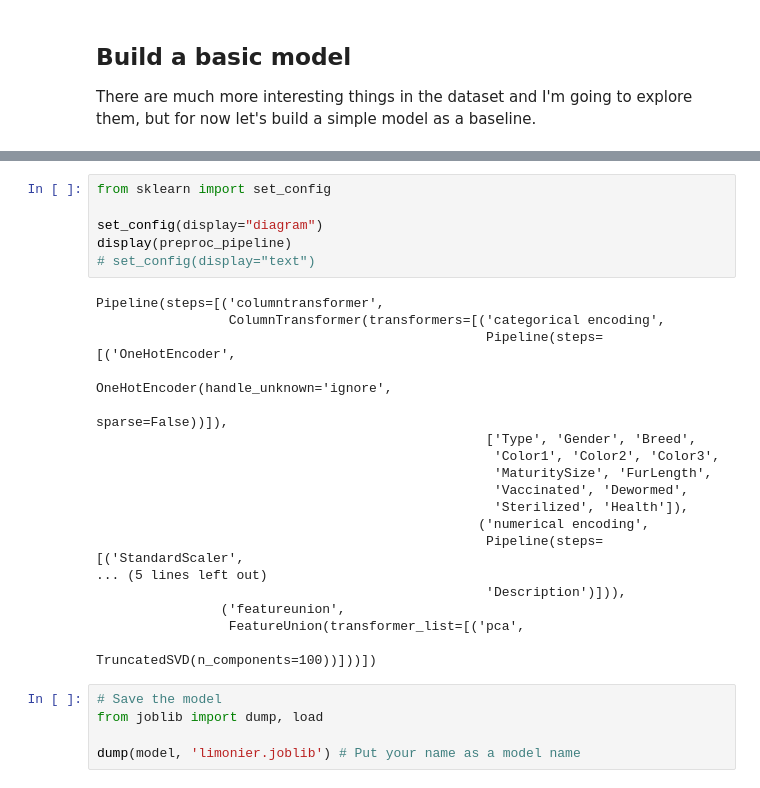
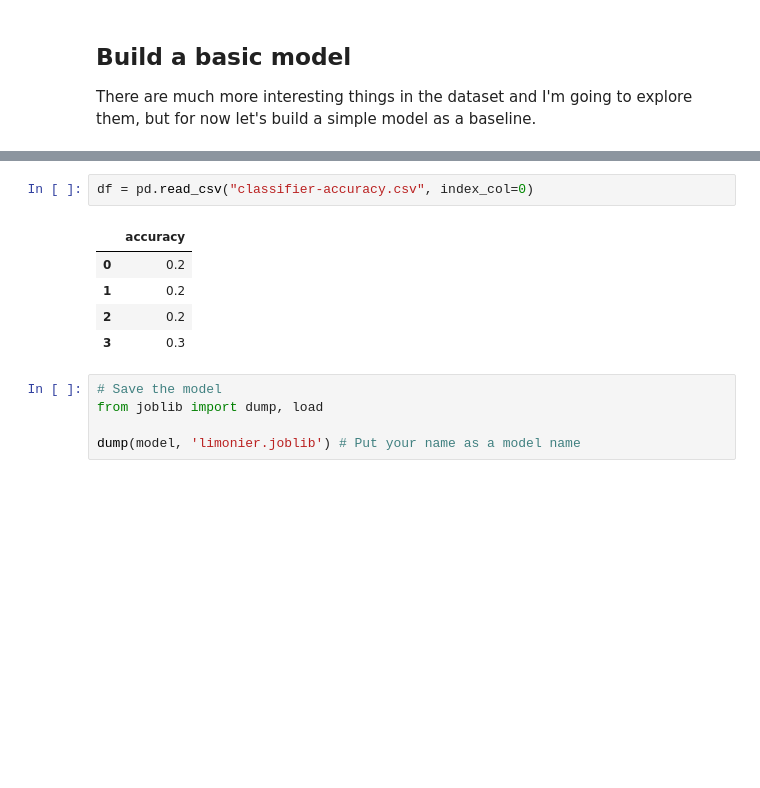
Before and after one commit to jorislimonier/uca-msc-dsai, a Jupyter notebook: intro-ML/final-project/petfinder-adoption-prediction-students.ipynb, the cells around one changed output, grey strips where cells are left out. Saved outputs shown, nothing was run; the diff lists cells and outputs as text; blank space fills up the shorter version.

Commit message:
keep track of accuracies per classifier

```diff
--- a/intro-ML/final-project/petfinder-adoption-prediction-students.ipynb
+++ b/intro-ML/final-project/petfinder-adoption-prediction-students.ipynb
@@ -533,27 +566,11 @@ Pipeline(steps=[('preprocessing',
-# %%
-from sklearn import set_config
-
-set_config(display="diagram")
-display(preproc_pipeline)
-# set_config(display="text")
-# %% [output]
-Pipeline(steps=[('columntransformer',
-                 ColumnTransformer(transformers=[('categorical encoding',
-                                                  Pipeline(steps=[('OneHotEncoder',
-                                                                   OneHotEncoder(handle_unknown='ignore',
-                                                                                 sparse=False))]),
-                                                  ['Type', 'Gender', 'Breed',
-                                                   'Color1', 'Color2', 'Color3',
-                                                   'MaturitySize', 'FurLength',
-                                                   'Vaccinated', 'Dewormed',
-                                                   'Sterilized', 'Health']),
-                                                 ('numerical encoding',
-                                                  Pipeline(steps=[('StandardScaler',
-... (5 lines left out)
-                                                  'Description')])),
-                ('featureunion',
-                 FeatureUnion(transformer_list=[('pca',
-                                                 TruncatedSVD(n_components=100))]))])
+# %%
+df = pd.read_csv("classifier-accuracy.csv", index_col=0)
+# %% [output]
+|  | accuracy |
+| 0 | 0.2 |
+| 1 | 0.2 |
+| 2 | 0.2 |
+| 3 | 0.3 |
 # %%
 # Save the model
 from joblib import dump, load
```
Also changed, not shown: parts of 7 cells of this notebook, 4 other files.
